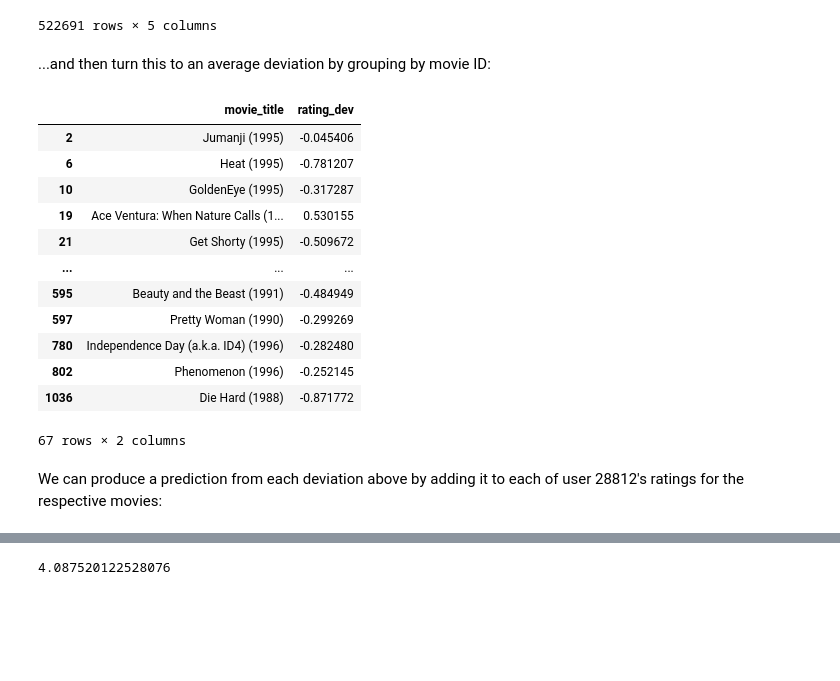
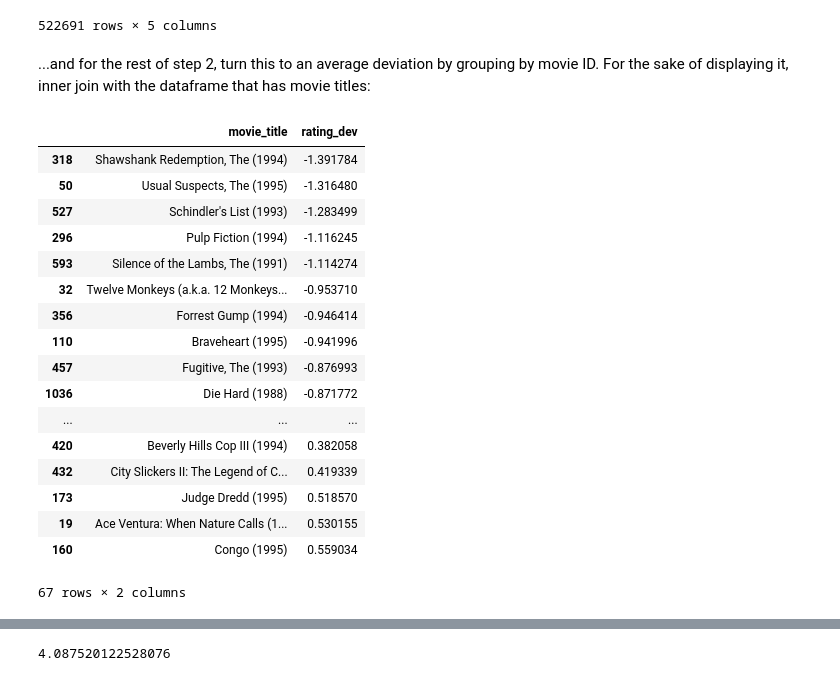
Before and after one commit to Hodapp87/recommender-examples, a Jupyter notebook: Recommender Systems.ipynb, the cells around one changed output, grey strips where cells are left out. Drawn from its saved outputs; the diff is of its cells as text; code cells hidden in the pictures; blank space fills up the shorter version.

```diff
--- a/Recommender Systems.ipynb
+++ b/Recommender Systems.ipynb
@@ -398,23 +367,27 @@ users_df
 | 522690 | 595 | 18306 | 4.5 | 5.0 | 0.5 |
 522691 rows × 5 columns
 # %% [markdown]
-...and then turn this to an average deviation by grouping by movie ID:
+...and for the rest of step 2, turn this to an average deviation by grouping by movie ID. For the sake of displaying it, inner join with the dataframe that has movie titles:
 # %%
+pd.set_option('display.max_rows', 20)
 rating_dev = users_df.groupby("movie_id_x").mean()["rating_dev"]
-names.join(rating_dev, how="inner")
+names.join(rating_dev, how="inner").sort_values("rating_dev")
 # %% [output]
 |  | movie_title | rating_dev |
-| 2 | Jumanji (1995) | -0.045406 |
-| 6 | Heat (1995) | -0.781207 |
-| 10 | GoldenEye (1995) | -0.317287 |
+| 318 | Shawshank Redemption, The (1994) | -1.391784 |
+| 50 | Usual Suspects, The (1995) | -1.316480 |
+| 527 | Schindler's List (1993) | -1.283499 |
+| 296 | Pulp Fiction (1994) | -1.116245 |
+| 593 | Silence of the Lambs, The (1991) | -1.114274 |
+| 32 | Twelve Monkeys (a.k.a. 12 Monkeys... | -0.953710 |
+| 356 | Forrest Gump (1994) | -0.946414 |
+| 110 | Braveheart (1995) | -0.941996 |
+| 457 | Fugitive, The (1993) | -0.876993 |
+| 1036 | Die Hard (1988) | -0.871772 |
+| ... | ... | ... |
+| 420 | Beverly Hills Cop III (1994) | 0.382058 |
+| 432 | City Slickers II: The Legend of C... | 0.419339 |
+| 173 | Judge Dredd (1995) | 0.518570 |
 | 19 | Ace Ventura: When Nature Calls (1... | 0.530155 |
-| 21 | Get Shorty (1995) | -0.509672 |
-| ... | ... | ... |
-| 595 | Beauty and the Beast (1991) | -0.484949 |
-| 597 | Pretty Woman (1990) | -0.299269 |
-| 780 | Independence Day (a.k.a. ID4) (1996) | -0.282480 |
-| 802 | Phenomenon (1996) | -0.252145 |
-| 1036 | Die Hard (1988) | -0.871772 |
+| 160 | Congo (1995) | 0.559034 |
 67 rows × 2 columns
-# %% [markdown]
-We can produce a prediction from each deviation above by adding it to each of user 28812's ratings for the respective movies:
```
Also changed, not shown: parts of 48 cells of this notebook.
